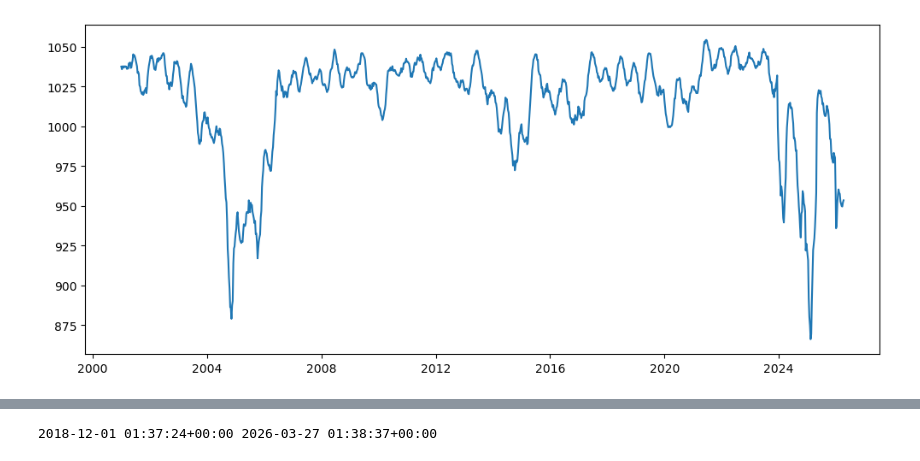
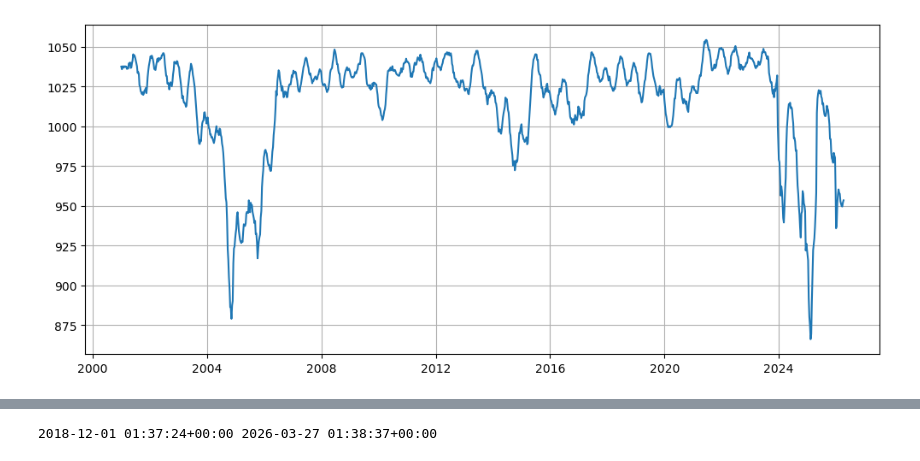
Before and after one commit to eWaterCycle/projects, a Jupyter notebook: Suriname_Model/Suriname_model.ipynb, the cells around one changed output, grey strips where cells are left out. Saved outputs shown, nothing was run; the diff lists cells and outputs as text; code cells hidden in the pictures.

```diff
--- a/Suriname_Model/Suriname_model.ipynb
+++ b/Suriname_Model/Suriname_model.ipynb
@@ -20,18 +20,19 @@ shape_file_area = 7.629080e+03 # in km^2
 # %%
 #Route naar oppervlakte
 opp_file = Path.home() / "BEP-Julian" / "BEP-Julian" / "Suriname_Model" / "GWSC_dams_mogwai_Brokopondo.csv"
 opp = pd.read_csv(opp_file, delimiter=',', skiprows = 1)
 # df = pd.read_csv(discharge_file, delimiter=';', header = 0,  index_col=[0], parse_dates = True)
 # df.replace(999000, np.nan, inplace=True)
 # print(opp)
 
 opp = opp.rename(columns={"Time (UTC)": "Date"})
 # print(opp)
 opp["Date"] = pd.to_datetime(opp["Date"], utc = True)
 plt.figure(figsize=(12, 5))
-plt.plot(opp["Date"], opp["Value"]); #opp werkt in "Date" en "Value voor de datum en de km^2
+plt.plot(opp["Date"], opp["Value"])
+plt.grid(); #opp werkt in "Date" en "Value voor de datum en de km^2
 # %% [output]
-[figure, old version]
+[figure, new version]
 # %%
 height_file = Path.home() / "BEP-Julian" / "BEP-Julian" / "Suriname_Model" / "Dahiti Brokopondo water height.xlsx"
 
```
Also changed, not shown: parts of 11 cells of this notebook.
